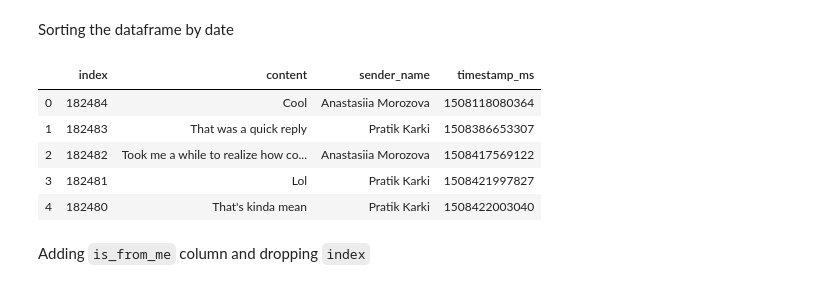
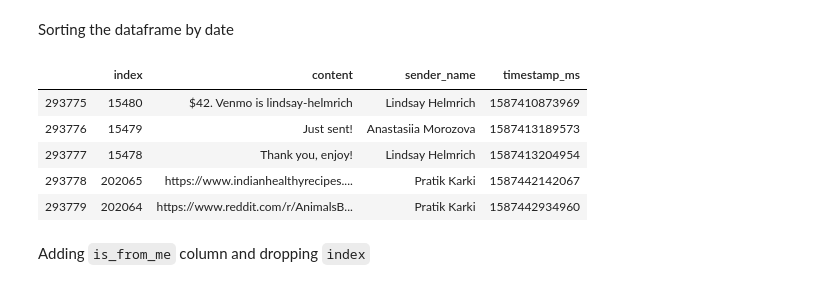
Before and after one commit to karkipra/AI-Fun, a Jupyter notebook: NastyaChatbot/training_data.ipynb, the cells around one changed output. Cells and saved outputs as stored; diff of their text form; code cells hidden in the pictures.

```diff
--- a/NastyaChatbot/training_data.ipynb
+++ b/NastyaChatbot/training_data.ipynb
@@ -16,8 +16,9 @@ import re
 # %% [markdown]
 Reading in the CSV file
 # %%
-df = pd.read_csv('data/message_data.csv', index_col=[0])
-df.head()
+df1 = pd.read_csv('data/message_data.csv', index_col=[0], encoding='utf-8')
+df2 = pd.read_csv('data/merged_data.csv', index_col=[0], encoding='utf-8')
+df1.head()
 # %% [output]
 |  | content | sender_name | timestamp_ms |
 | 0 | Okay babes | Anastasiia Morozova | 1582067120307 |
@@ -27,0 +38,4 @@ df.head()
+# %%
+# merging two dataframes
+df = df1.append(df2)
+df.tail()
@@ -30,14 +51,14 @@ Sorting the dataframe by date
 # %%
 df.sort_values(by='timestamp_ms', inplace=True)
 df.reset_index(inplace=True)
-df.head()
+df.tail()
 # %% [output]
 |  | index | content | sender_name | timestamp_ms |
-| 0 | 182484 | Cool | Anastasiia Morozova | 1508118080364 |
-| 1 | 182483 | That was a quick reply | Pratik Karki | 1508386653307 |
-| 2 | 182482 | Took me a while to realize how co... | Anastasiia Morozova | 1508417569122 |
-| 3 | 182481 | Lol | Pratik Karki | 1508421997827 |
-| 4 | 182480 | That's kinda mean | Pratik Karki | 1508422003040 |
+| 293775 | 15480 | $42. Venmo is lindsay-helmrich | Lindsay Helmrich | 1587410873969 |
+| 293776 | 15479 | Just sent! | Anastasiia Morozova | 1587413189573 |
+| 293777 | 15478 | Thank you, enjoy! | Lindsay Helmrich | 1587413204954 |
+| 293778 | 202065 | https://www.indianhealthyrecipes.... | Pratik Karki | 1587442142067 |
+| 293779 | 202064 | https://www.reddit.com/r/AnimalsB... | Pratik Karki | 1587442934960 |
 # %% [markdown]
 Adding `is_from_me` column and dropping `index`
 # %%
```
Also changed, not shown: parts of 16 cells of this notebook, 4 other files.
